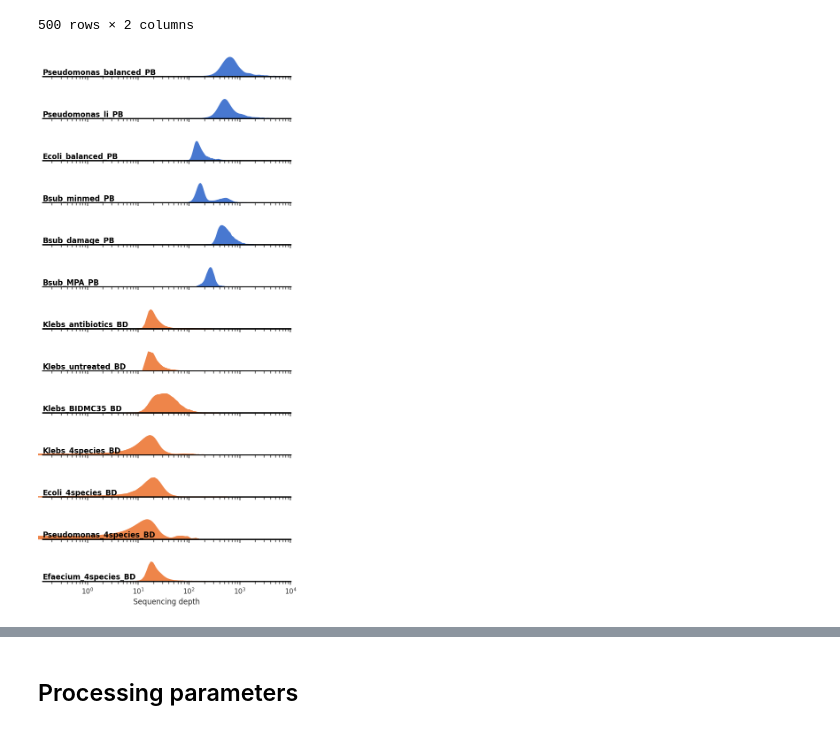
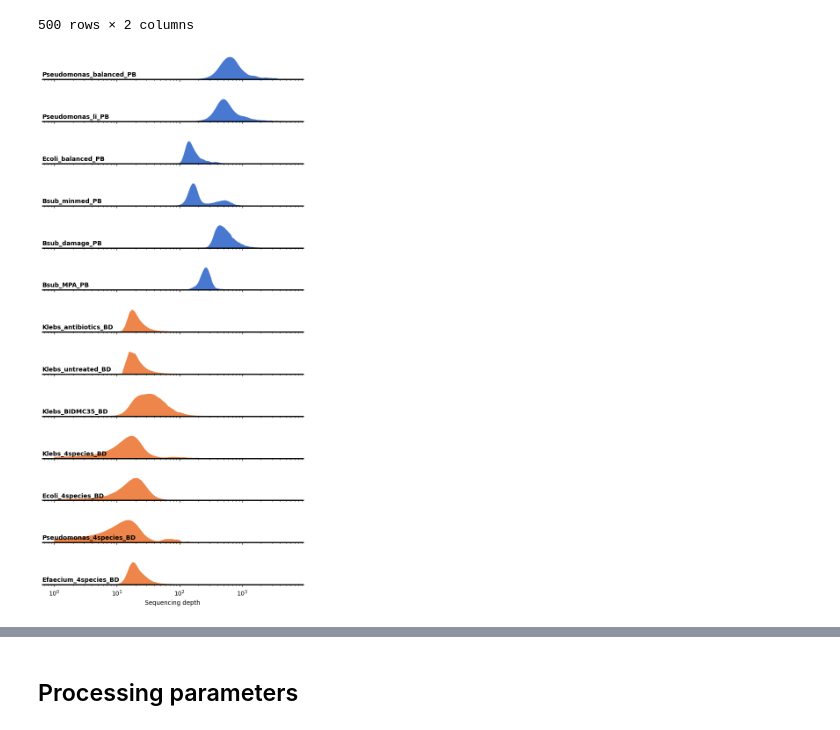
Before and after one commit to bio-datascience/BacSC, a Jupyter notebook: analysis/dataset_summaries.ipynb, the cells around one changed output, grey strips where cells are left out. Drawn from its saved outputs; the diff is of its cells as text; code cells hidden in the pictures.

```diff
--- a/analysis/dataset_summaries.ipynb
+++ b/analysis/dataset_summaries.ipynb
@@ -262,30 +262,30 @@ df
 # %%
 seq_depth_df["log(Sequencing depth)"] = np.log(seq_depth_df["Sequencing depth"])
 g = sns.FacetGrid(seq_depth_df.reset_index(), row="Dataset", hue="Protocol", aspect=7, height=1, palette="muted", sharey=False)
 g.map(sns.kdeplot, "Sequencing depth",
-      bw_adjust=.5, clip_on=False,
+      bw_adjust=.5, clip=(1.0, 10000.0),
       fill=True, alpha=1, linewidth=1.5).set(xscale = 'log')
 # g.map(sns.kdeplot, "Sequencing depth", clip_on=False, color="w", lw=2, bw_adjust=.5).set(xscale = 'log')
 g.refline(y=0, linewidth=2, linestyle="-", color="black", clip_on=False)
 
 for i in range(len(g.axes)):
     ax = g.axes[i][0]
     ax.text(0, .2, dataset_names[i], fontweight="bold", color="black",
             ha="left", va="center", transform=ax.transAxes)
 
 
 # g.figure.subplots_adjust(hspace=-.25)
 # Remove axes details that don't play well with overlap
 g.set_titles("")
 g.set(yticks=[], ylabel="")
 g.despine(bottom=True, left=True)
 
 plt.savefig(figure_path + "/seqdepth_densities.png", format="png", bbox_inches='tight', dpi=300)
 # plt.savefig(figure_path + "/seqdepth_densities_v2.png", format="png", bbox_inches='tight', dpi=300)
 
 plt.show()
 # %% [output]
-[figure, old version]
+[figure, new version]
 # %%
 seq_depth_df
 # %% [output]
```
Also changed, not shown: parts of 14 cells of this notebook, 3 other files.
